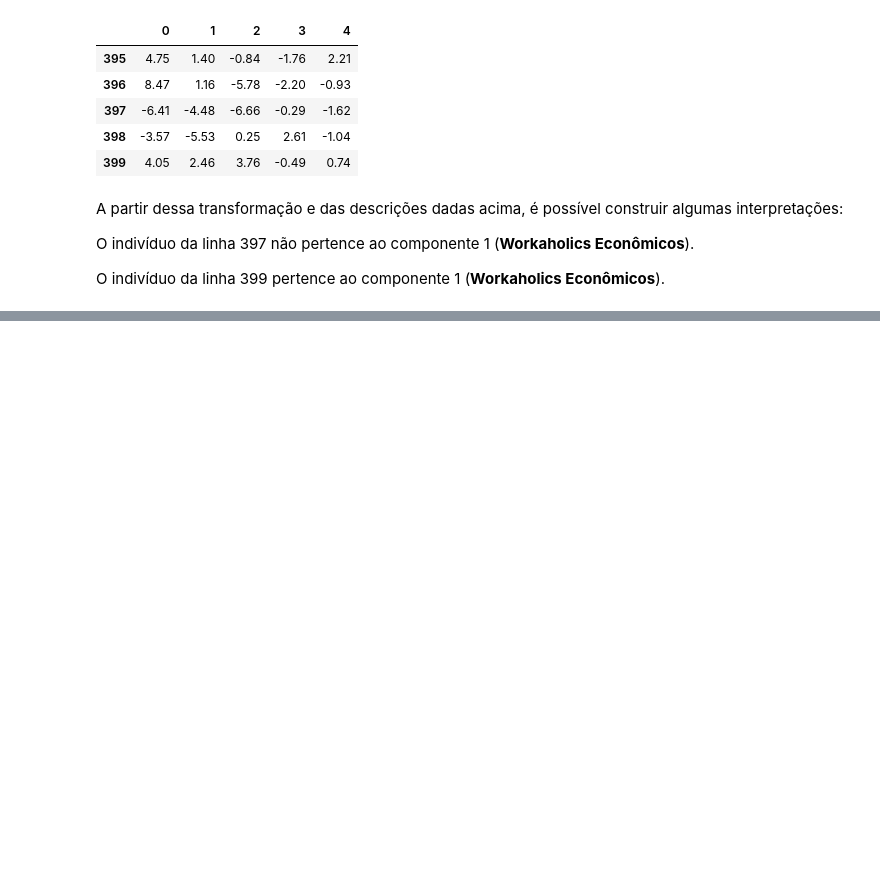
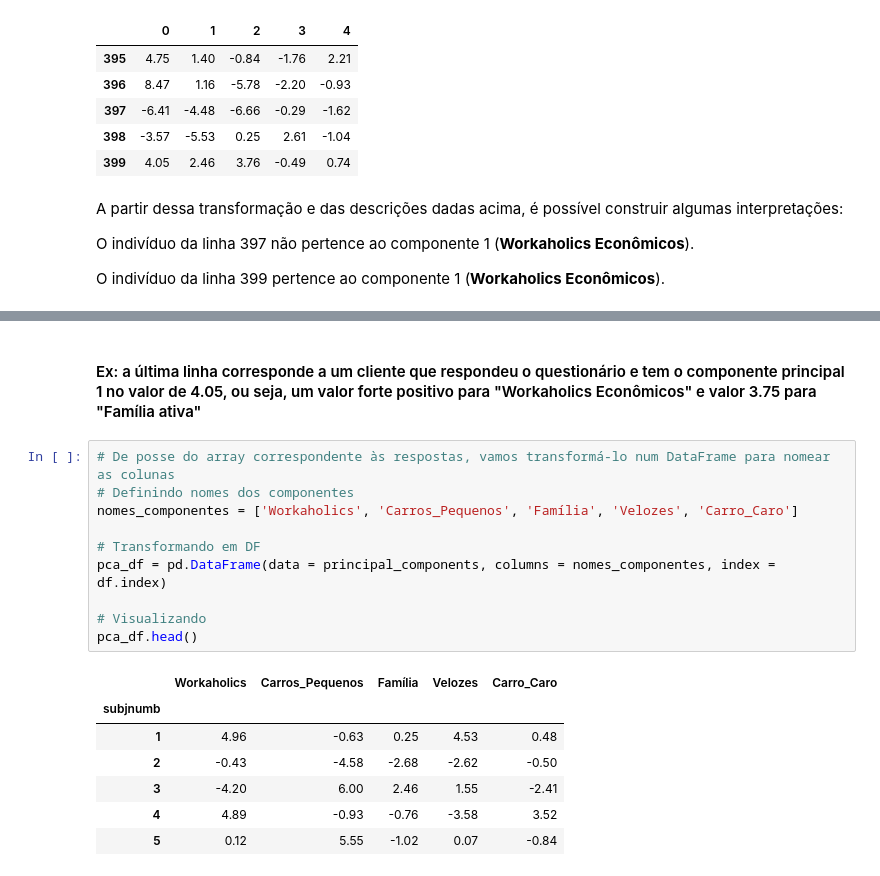
Before and after one commit to lazarocordeirosilva/SegmentacaoClientes, a Jupyter notebook: notebook/SegmentacaoClientes.ipynb, the cells around one changed output, grey strips where cells are left out. Cells and saved outputs as stored; diff of their text form; blank space fills up the shorter version.

```diff
--- a/notebook/SegmentacaoClientes.ipynb
+++ b/notebook/SegmentacaoClientes.ipynb
@@ -586,0 +616,20 @@ O indivíduo da linha 399 pertence ao componente 1 (**Workaholics Econômicos**)
+# %% [markdown]
+#### Ex: a última linha corresponde a um cliente que respondeu o questionário e tem o componente principal 1 no valor de 4.05, ou seja, um valor forte positivo para "Workaholics Econômicos" e valor 3.75 para "Família ativa"
+# %%
+# De posse do array correspondente às respostas, vamos transformá-lo num DataFrame para nomear as colunas
+# Definindo nomes dos componentes
+nomes_componentes = ['Workaholics', 'Carros_Pequenos', 'Família', 'Velozes', 'Carro_Caro']
+
+# Transformando em DF
+pca_df = pd.DataFrame(data = principal_components, columns = nomes_componentes, index = df.index)
+
+# Visualizando
+pca_df.head()
+# %% [output]
+|  | Workaholics | Carros_Pequenos | Família | Velozes | Carro_Caro |
+| subjnumb |  |  |  |  |  |
+| 1 | 4.96 | -0.63 | 0.25 | 4.53 | 0.48 |
+| 2 | -0.43 | -4.58 | -2.68 | -2.62 | -0.50 |
+| 3 | -4.20 | 6.00 | 2.46 | 1.55 | -2.41 |
+| 4 | 4.89 | -0.93 | -0.76 | -3.58 | 3.52 |
+| 5 | 0.12 | 5.55 | -1.02 | 0.07 | -0.84 |
```
Also changed, not shown: parts of 6 cells of this notebook.
